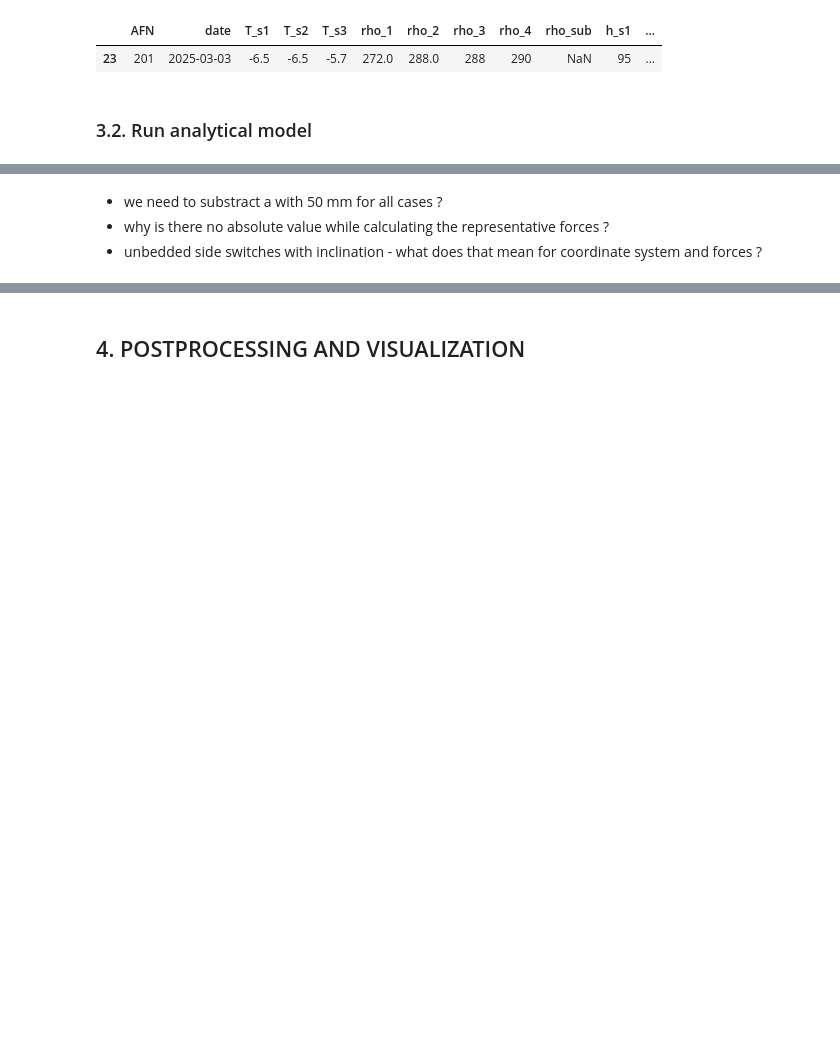
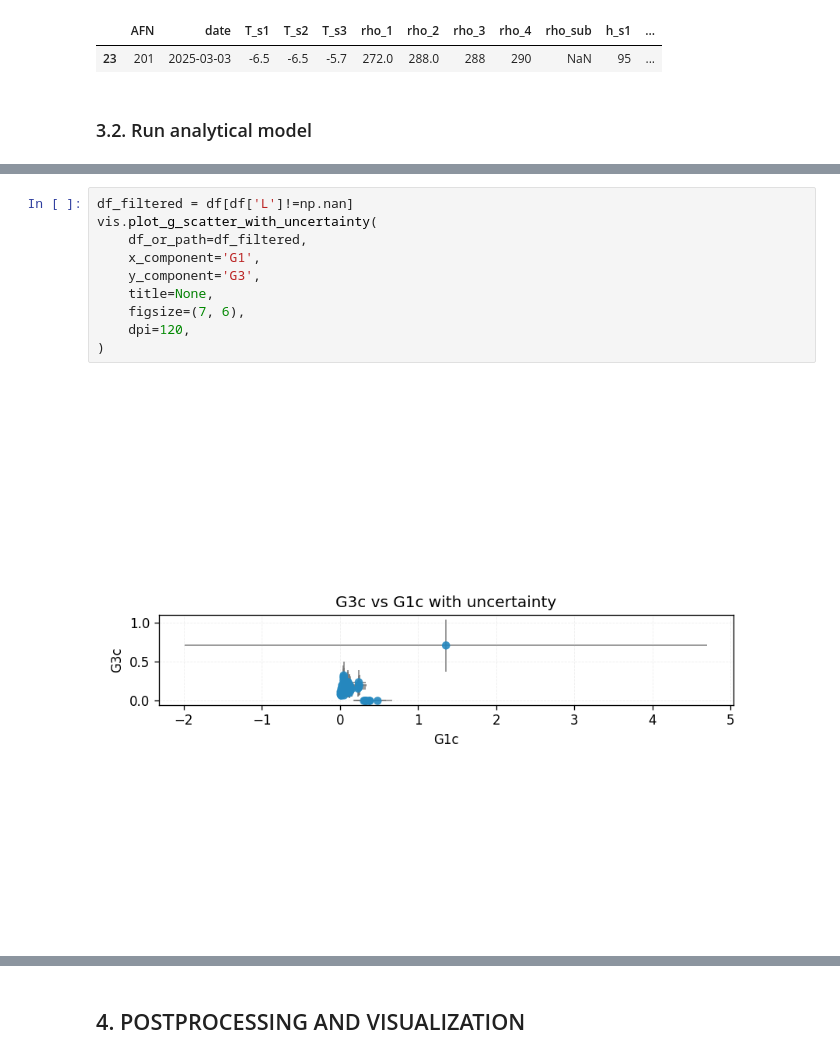
Before and after one commit to valdam95/Mode3DC, a Jupyter notebook: M3DC_Notebook.ipynb, the cells around one changed output, grey strips where cells are left out. Saved outputs shown, nothing was run; the diff lists cells and outputs as text; blank space fills up the shorter version.

```diff
--- a/M3DC_Notebook.ipynb
+++ b/M3DC_Notebook.ipynb
@@ -645,4 +516,12 @@ def compute_load_vector(experiment):
-# %% [markdown]
-- we need to substract a with 50 mm for all cases ?
-- why is there no absolute value while calculating the representative forces ?
-- unbedded side switches with inclination - what does that mean for coordinate system and forces ?
+# %%
+df_filtered = df[df['L']!=np.nan]
+vis.plot_g_scatter_with_uncertainty(
+    df_or_path=df_filtered,
+    x_component='G1',
+    y_component='G3',
+    title=None,
+    figsize=(7, 6),
+    dpi=120,
+)
+# %% [output]
+[figure, added]
```
Also changed, not shown: parts of 6 cells of this notebook, 5 other files.
